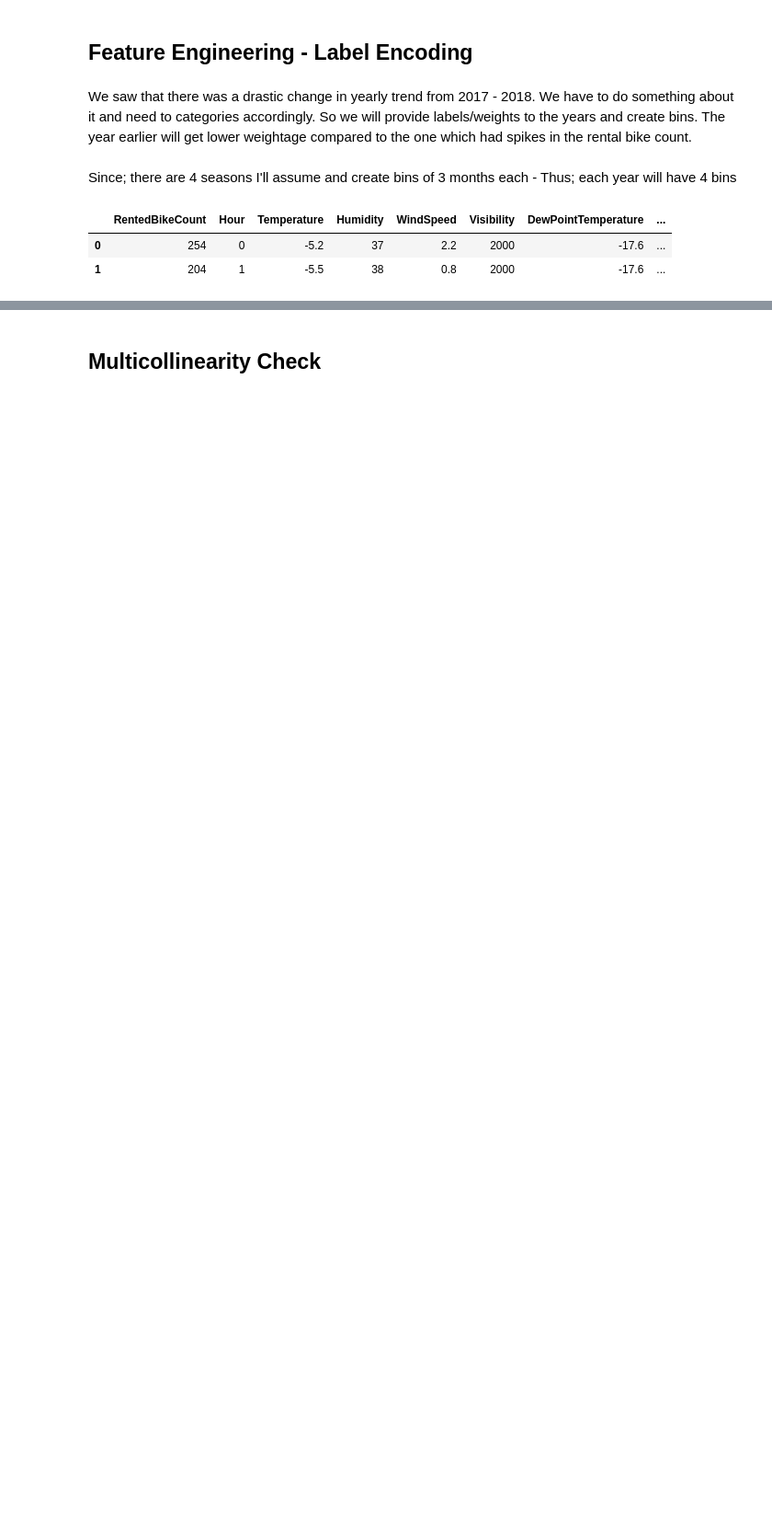
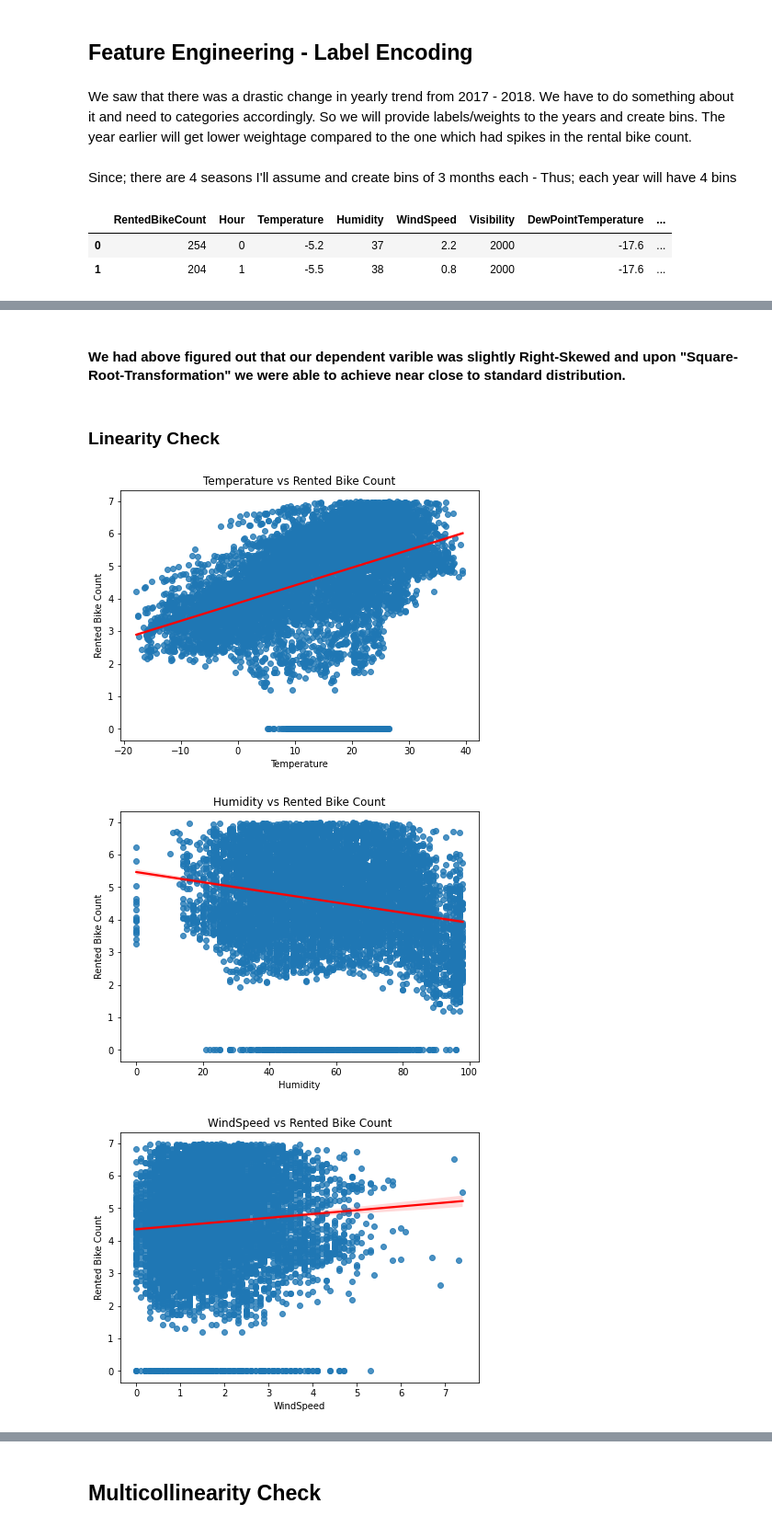
Before and after one commit to sagar2582/Capstone-2-Seoul-Bike-Sharing-Demand-Prediction, a Jupyter notebook: Seoul_Bike_Sharing_Demand_Prediction.ipynb, the cells around one changed output, grey strips where cells are left out. Shown at 92% size. Saved outputs shown, nothing was run; the diff lists cells and outputs as text; code cells hidden in the pictures; blank space fills up the shorter version.

```diff
--- a/Seoul_Bike_Sharing_Demand_Prediction.ipynb
+++ b/Seoul_Bike_Sharing_Demand_Prediction.ipynb
@@ -485,0 +549,2 @@ df_copy.head(2)
+# %% [markdown]
+#### We had above figured out that our dependent varible was slightly Right-Skewed and upon "Square-Root-Transformation" we were able to achieve near close to standard distribution.
@@ -485,0 +557,16 @@ df_copy.head(2)
+# %% [markdown]
+### Linearity Check
+# %%
+Linearity_check_list = ['Temperature', 'Humidity','WindSpeed', 'Visibility', 'DewPointTemperature','SolarRadiation', 'Rainfall', 'Snowfall']
+# %%
+for col in Linearity_check_list:
+  fig = plt.figure(figsize=(7,5))
+  sns.regplot(x = df_copy[col], y = df_copy['RentedBikeCount'],  line_kws={"color": "red"})
+  plt.title(col+' vs Rented Bike Count')
+  plt.xlabel(col)
+  plt.ylabel('Rented Bike Count')
+plt.show()
+# %% [output]
+[figure, added]
+[figure, added]
+[figure, added]
```
Also changed, not shown: parts of 19 cells of this notebook.
